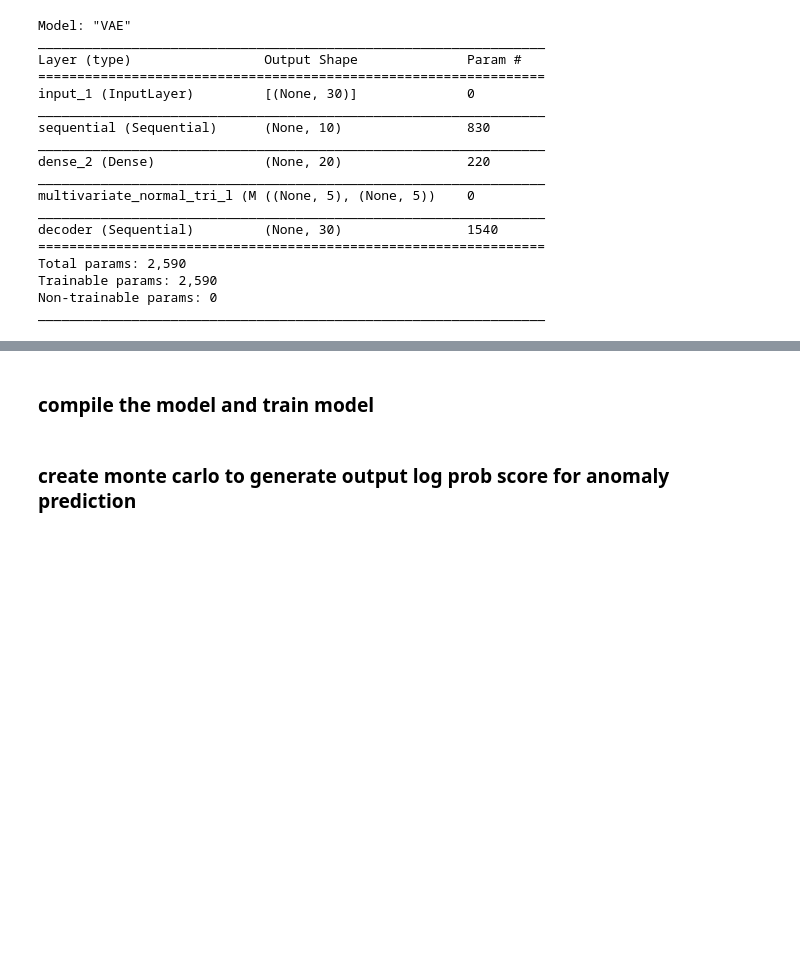
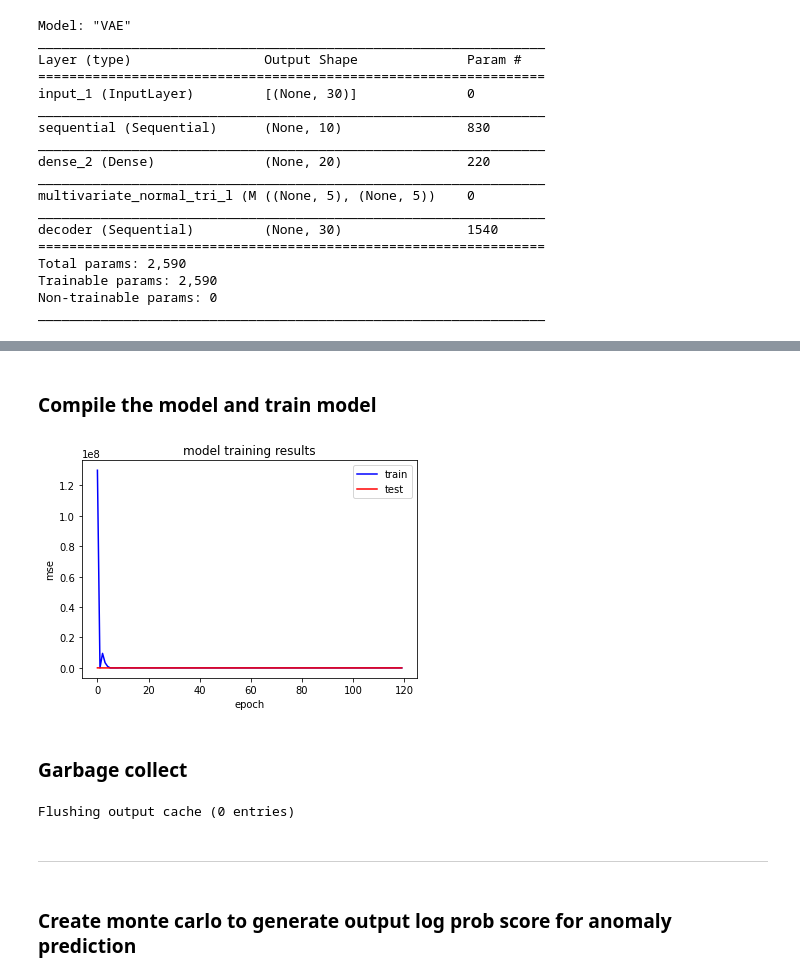
Before and after one commit to mzhou356/creditCardFraud, a Jupyter notebook: AnomalyDetection/notebooks/VariationalAutoEncoder.ipynb, the cells around one changed output, grey strips where cells are left out. Drawn from its saved outputs; the diff is of its cells as text; code cells hidden in the pictures; blank space fills up the shorter version.

```diff
--- a/AnomalyDetection/notebooks/VariationalAutoEncoder.ipynb
+++ b/AnomalyDetection/notebooks/VariationalAutoEncoder.ipynb
@@ -43,4 +41,4 @@ epochs = 500
 input_size = train.shape[1]
 encoded_size = 5
 # %%
-train_data, dev_data = make_tensor_dataset([train,dev],buffer_size,batch_size)
+train_data, dev_data = make_tensor_dataset([train,dev],batch_size)
@@ -49,5 +55,5 @@ train_data, dev_data = make_tensor_dataset([train,dev],buffer_size,batch_size)
 # %%
-checkpoint = tfk.callbacks.ModelCheckpoint("../savedModels/VariationalEncoderModel.h5",verbose=1,save_best_only=True)
+checkpoint = tfk.callbacks.ModelCheckpoint(f"{home}/Documents/Projects/creditCardFraud/savedModels/VariationalEncoderModel_1.h5",verbose=1,save_best_only=True)
 earlystop = tfk.callbacks.EarlyStopping(monitor="val_loss", mode="min", min_delta=0.005, patience=20, verbose=1, restore_best_weights=True)
 # %% [markdown]
 ### For variational autoencoder we need to maximize ELBO (evidence lower bound objective):
@@ -106,10 +117,10 @@ _________________________________________________________________
 # %%
 negloglik = lambda x_input, x_output: -x_output.log_prob(x_input)
 # %% [markdown]
-### compile the model and train model
+### Compile the model and train model
 # %%
 VAE.compile(optimizer=tf.optimizers.Adam(learning_rate=1e-3), loss=negloglik)
 # %%
-# history = VAE.fit(train_data,epochs=epochs,shuffle=True,
-#                           verbose=1,validation_data=dev_data,
-#                           callbacks=[checkpoint,earlystop])
+history = VAE.fit(train_data,epochs=epochs,shuffle=True,
+                          verbose=1,validation_data=dev_data,
+                          callbacks=[checkpoint,earlystop])
@@ -118 +127,5 @@ VAE.compile(optimizer=tf.optimizers.Adam(learning_rate=1e-3), loss=negloglik)
+# %%
+plot_loss(history)
+# %% [output]
+[figure, added]
 # %%
@@ -120,3 +133,13 @@ VAE.load_weights("../savedModels/VariationalEncoderModel_3.h5")
+# %% [markdown]
+### Garbage collect
+# %%
+gc.collect()
+%reset -f out
+# %% [output]
+Flushing output cache (0 entries)
+# %% [markdown]
+---
 # %% [markdown]
-### create monte carlo to generate output log prob score for anomaly prediction
+
+### Create monte carlo to generate output log prob score for anomaly prediction
 # %%
```
Also changed, not shown: parts of 25 cells of this notebook.
